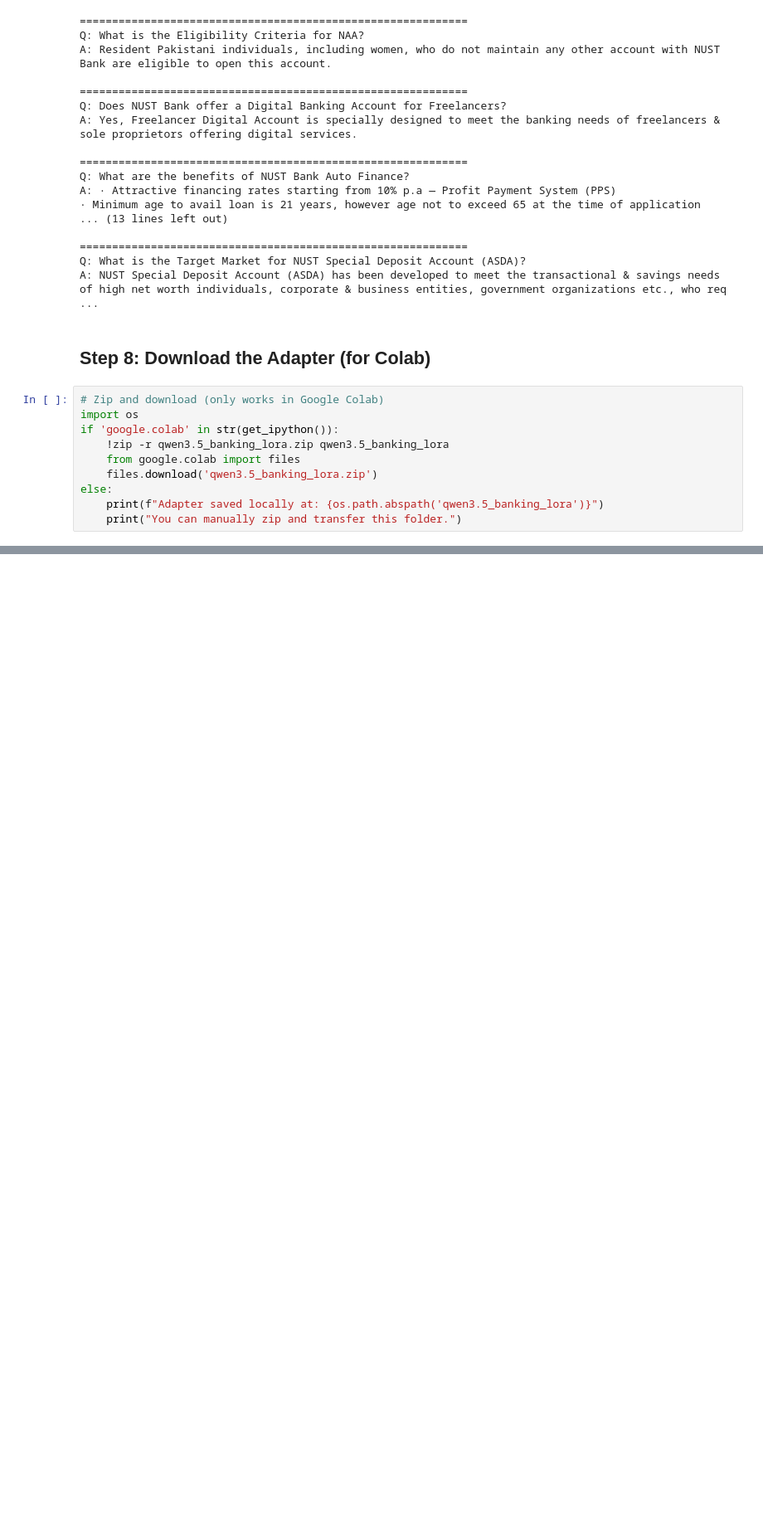
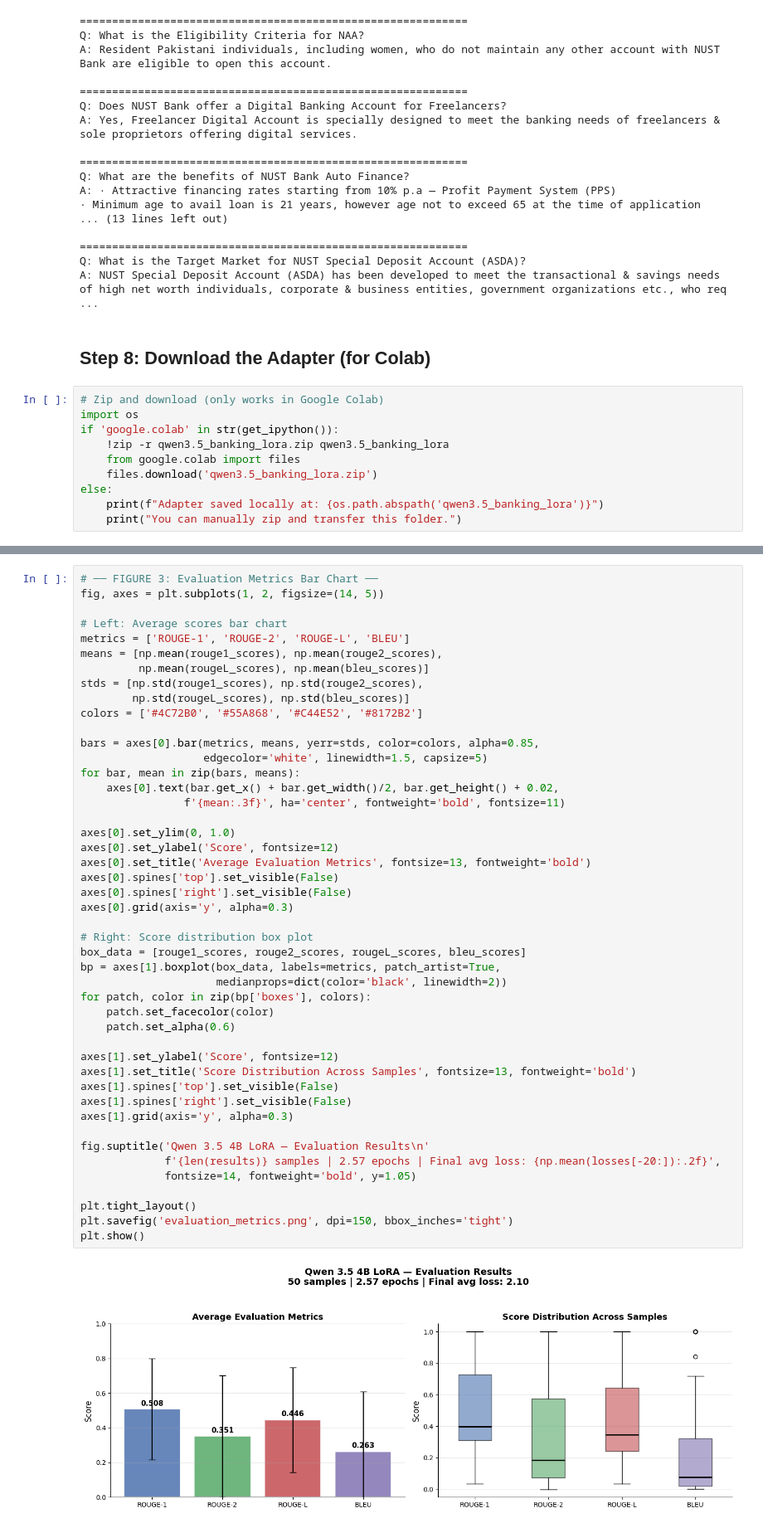
Before and after one commit to musfirbaig/LLM_Project, a Jupyter notebook: llm_project_finetuning_fixed.ipynb, the cells around one changed output, grey strips where cells are left out. Shown at 83% size. Cells and saved outputs as stored; diff of their text form; blank space fills up the shorter version.

Commit message:
Added evaluation results

```diff
--- a/llm_project_finetuning_fixed.ipynb
+++ b/llm_project_finetuning_fixed.ipynb
@@ -381,0 +676,48 @@ else:
+# %%
+# ── FIGURE 3: Evaluation Metrics Bar Chart ──
+fig, axes = plt.subplots(1, 2, figsize=(14, 5))
+
+# Left: Average scores bar chart
+metrics = ['ROUGE-1', 'ROUGE-2', 'ROUGE-L', 'BLEU']
+means = [np.mean(rouge1_scores), np.mean(rouge2_scores),
+         np.mean(rougeL_scores), np.mean(bleu_scores)]
+stds = [np.std(rouge1_scores), np.std(rouge2_scores),
+        np.std(rougeL_scores), np.std(bleu_scores)]
+colors = ['#4C72B0', '#55A868', '#C44E52', '#8172B2']
+
+bars = axes[0].bar(metrics, means, yerr=stds, color=colors, alpha=0.85,
+                   edgecolor='white', linewidth=1.5, capsize=5)
+for bar, mean in zip(bars, means):
+    axes[0].text(bar.get_x() + bar.get_width()/2, bar.get_height() + 0.02,
+                f'{mean:.3f}', ha='center', fontweight='bold', fontsize=11)
+
+axes[0].set_ylim(0, 1.0)
+axes[0].set_ylabel('Score', fontsize=12)
+axes[0].set_title('Average Evaluation Metrics', fontsize=13, fontweight='bold')
+axes[0].spines['top'].set_visible(False)
+axes[0].spines['right'].set_visible(False)
+axes[0].grid(axis='y', alpha=0.3)
+
+# Right: Score distribution box plot
+box_data = [rouge1_scores, rouge2_scores, rougeL_scores, bleu_scores]
+bp = axes[1].boxplot(box_data, labels=metrics, patch_artist=True,
+                     medianprops=dict(color='black', linewidth=2))
+for patch, color in zip(bp['boxes'], colors):
+    patch.set_facecolor(color)
+    patch.set_alpha(0.6)
+
+axes[1].set_ylabel('Score', fontsize=12)
+axes[1].set_title('Score Distribution Across Samples', fontsize=13, fontweight='bold')
+axes[1].spines['top'].set_visible(False)
+axes[1].spines['right'].set_visible(False)
+axes[1].grid(axis='y', alpha=0.3)
+
+fig.suptitle('Qwen 3.5 4B LoRA — Evaluation Results\n'
+             f'{len(results)} samples | 2.57 epochs | Final avg loss: {np.mean(losses[-20:]):.2f}',
+             fontsize=14, fontweight='bold', y=1.05)
+
+plt.tight_layout()
+plt.savefig('evaluation_metrics.png', dpi=150, bbox_inches='tight')
+plt.show()
+# %% [output]
+[figure, added]
```
Also changed, not shown: parts of 10 cells of this notebook.
